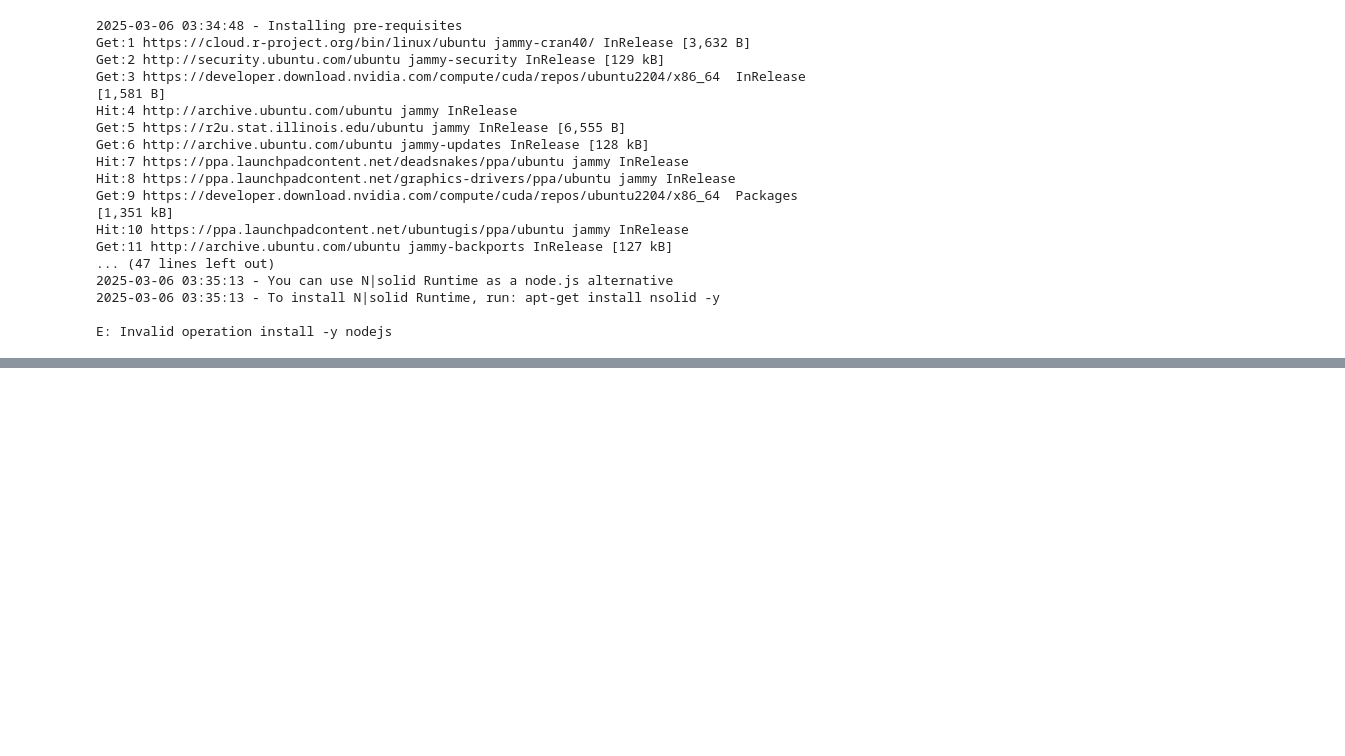
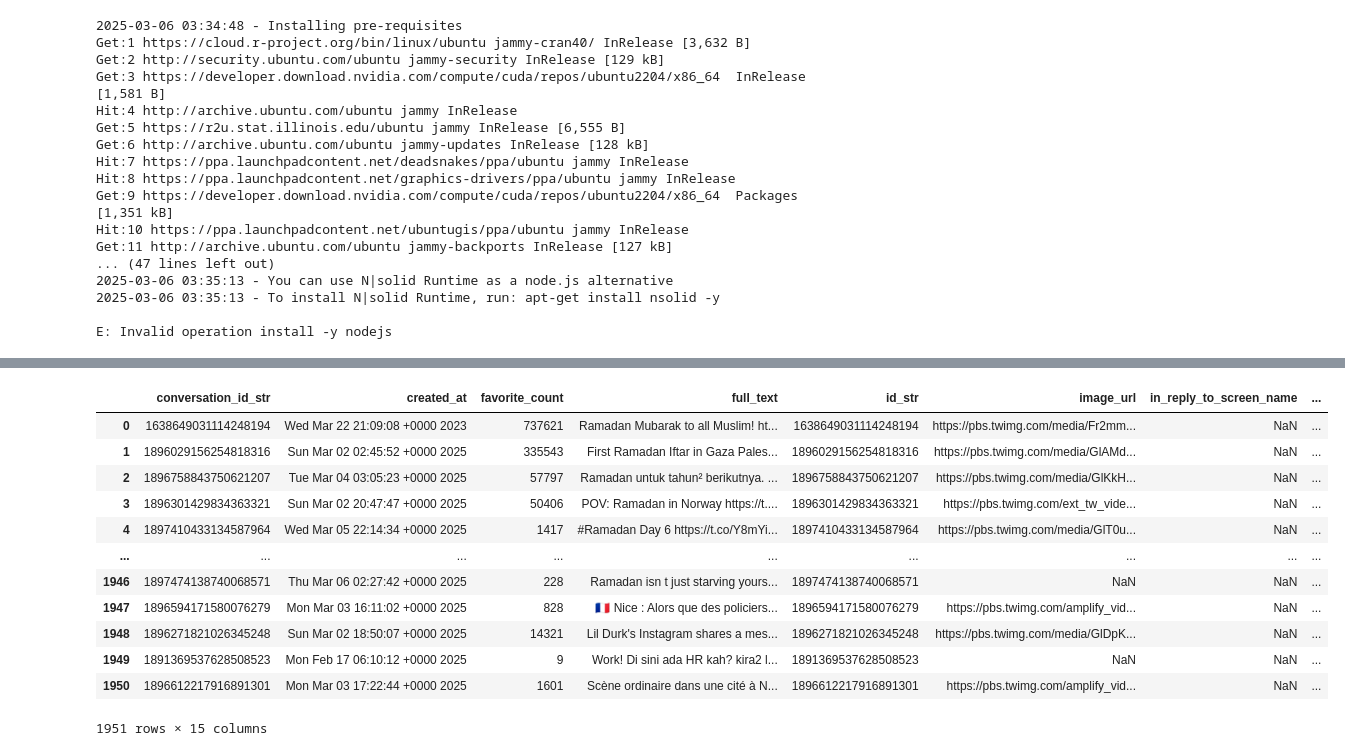
Before and after one commit to LatiefDataVisionary/text-mining-and-natural-language-processing-college-task, a Jupyter notebook: kode_crawling_twitter.ipynb, the cells around one changed output, grey strips where cells are left out. Cells and saved outputs as stored; diff of their text form; code cells hidden in the pictures; blank space fills up the shorter version.

```diff
--- a/kode_crawling_twitter.ipynb
+++ b/kode_crawling_twitter.ipynb
@@ -56 +56,36 @@ Got 209 tweets, done scrolling...
 ⠙
+# %%
+import pandas as pd
+import glob
+import os
+from google.colab import files
+
+path = r'/content/tweets-data' # use your path
+from os import listdir
+from os.path import isfile, join
+onlyfiles = [f for f in listdir(path) if isfile(join(path, f))]
+
+
+li = []
+# print(all_files)
+for filename in onlyfiles:
+    df = pd.read_csv( r'/content/tweets-data/' + filename, index_col=None, header=0)
+    li.append(df)
+
+frame = pd.concat(li, axis=0, ignore_index=True)
+frame.drop_duplicates()
+frame
+# %% [output]
+|  | conversation_id_str | created_at | favorite_count | full_text | id_str | image_url | in_reply_to_screen_name | ... |
+| 0 | 1638649031114248194 | Wed Mar 22 21:09:08 +0000 2023 | 737621 | Ramadan Mubarak to all Muslim! ht... | 1638649031114248194 | https://pbs.twimg.com/media/Fr2mm... | NaN | ... |
+| 1 | 1896029156254818316 | Sun Mar 02 02:45:52 +0000 2025 | 335543 | First Ramadan Iftar in Gaza Pales... | 1896029156254818316 | https://pbs.twimg.com/media/GlAMd... | NaN | ... |
+| 2 | 1896758843750621207 | Tue Mar 04 03:05:23 +0000 2025 | 57797 | Ramadan untuk tahun² berikutnya. ... | 1896758843750621207 | https://pbs.twimg.com/media/GlKkH... | NaN | ... |
+| 3 | 1896301429834363321 | Sun Mar 02 20:47:47 +0000 2025 | 50406 | POV: Ramadan in Norway https://t.... | 1896301429834363321 | https://pbs.twimg.com/ext_tw_vide... | NaN | ... |
+| 4 | 1897410433134587964 | Wed Mar 05 22:14:34 +0000 2025 | 1417 | #Ramadan Day 6 https://t.co/Y8mYi... | 1897410433134587964 | https://pbs.twimg.com/media/GlT0u... | NaN | ... |
+| ... | ... | ... | ... | ... | ... | ... | ... | ... |
+| 1946 | 1897474138740068571 | Thu Mar 06 02:27:42 +0000 2025 | 228 | Ramadan isn t just starving yours... | 1897474138740068571 | NaN | NaN | ... |
+| 1947 | 1896594171580076279 | Mon Mar 03 16:11:02 +0000 2025 | 828 | 🇫🇷 Nice : Alors que des policiers... | 1896594171580076279 | https://pbs.twimg.com/amplify_vid... | NaN | ... |
+| 1948 | 1896271821026345248 | Sun Mar 02 18:50:07 +0000 2025 | 14321 | Lil Durk's Instagram shares a mes... | 1896271821026345248 | https://pbs.twimg.com/media/GlDpK... | NaN | ... |
+| 1949 | 1891369537628508523 | Mon Feb 17 06:10:12 +0000 2025 | 9 | Work! Di sini ada HR kah? kira2 l... | 1891369537628508523 | NaN | NaN | ... |
+| 1950 | 1896612217916891301 | Mon Mar 03 17:22:44 +0000 2025 | 1601 | Scène ordinaire dans une cité à N... | 1896612217916891301 | https://pbs.twimg.com/amplify_vid... | NaN | ... |
+1951 rows × 15 columns
```
Also changed, not shown: parts of 4 cells of this notebook.
